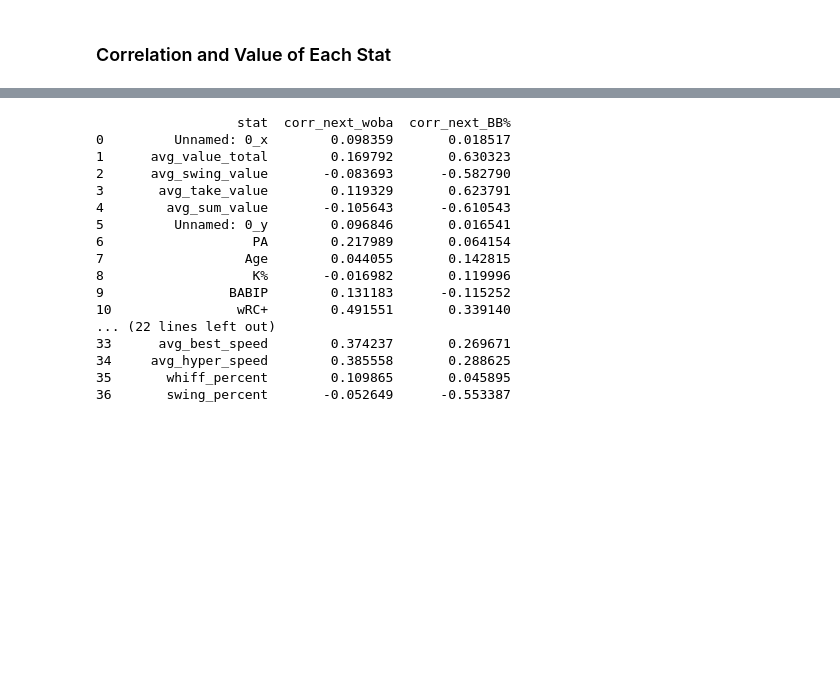
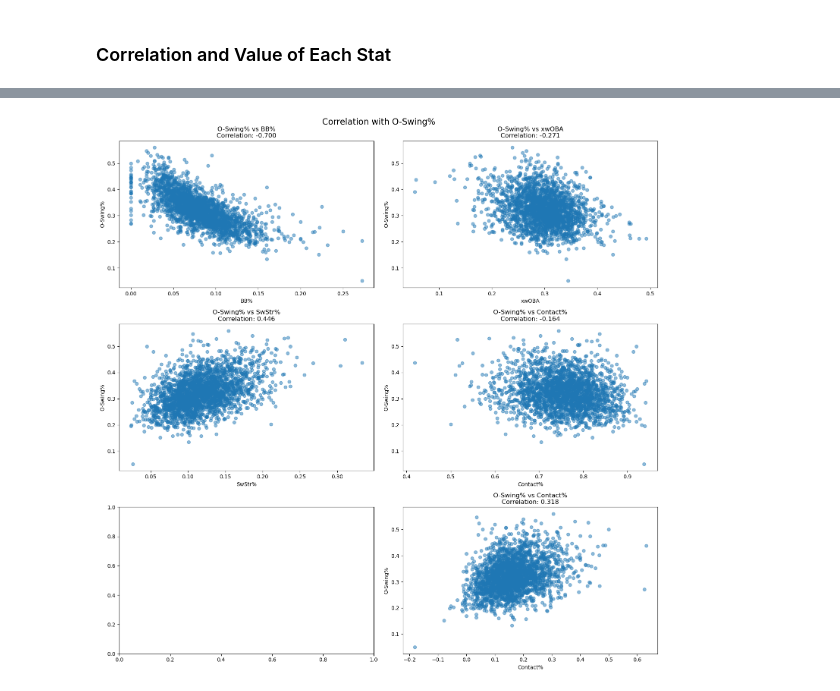
Before and after one commit to daltonlowery26/swing_decisons, a Jupyter notebook: analysis/stat_value.ipynb, the cells around one changed output, grey strips where cells are left out. Drawn from its saved outputs; the diff is of its cells as text; code cells hidden in the pictures; blank space fills up the shorter version.

```diff
--- a/analysis/stat_value.ipynb
+++ b/analysis/stat_value.ipynb
@@ -92,3 +130,47 @@ Correlation between current and next year xwoba: 0.645
+# %%
+# Create a figure with multiple subplots
+fig, axes = plt.subplots(3, 2, figsize=(15, 15))
+fig.suptitle('Correlation with O-Swing%', fontsize=16)
+
+# Plot 1: O-Swing% vs BB%
+axes[0,0].scatter(dfs['BB%'], dfs['O-Swing%'], alpha=0.5)
+axes[0,0].set_xlabel('BB%')
+axes[0,0].set_ylabel('O-Swing%')
+axes[0,0].set_title('O-Swing% vs BB%\nCorrelation: {:.3f}'.format(
+    dfs['BB%'].corr(dfs['O-Swing%'])))
+
+# Plot 2: O-Swing% vs xwOBA
+axes[0,1].scatter(dfs['xwoba'], dfs['O-Swing%'], alpha=0.5)
+axes[0,1].set_xlabel('xwOBA')
+axes[0,1].set_ylabel('O-Swing%')
+axes[0,1].set_title('O-Swing% vs xwOBA\nCorrelation: {:.3f}'.format(
+    dfs['xwoba'].corr(dfs['O-Swing%'])))
+
+# Plot 3: O-Swing% vs SwStr%
+axes[1,0].scatter(dfs['SwStr%'], dfs['O-Swing%'], alpha=0.5)
+axes[1,0].set_xlabel('SwStr%')
+axes[1,0].set_ylabel('O-Swing%')
+axes[1,0].set_title('O-Swing% vs SwStr%\nCorrelation: {:.3f}'.format(
+    dfs['SwStr%'].corr(dfs['O-Swing%'])))
+
+# Plot 4: O-Swing% vs Contact%
+axes[1,1].scatter(dfs['Contact%'], dfs['O-Swing%'], alpha=0.5)
+axes[1,1].set_xlabel('Contact%')
+axes[1,1].set_ylabel('O-Swing%')
+axes[1,1].set_title('O-Swing% vs Contact%\nCorrelation: {:.3f}'.format(
+    dfs['Contact%'].corr(dfs['O-Swing%'])))
+# Plot 4: O-Swing% vs Contact%
+axes[2,1].scatter(dfs['K-BB%'], dfs['O-Swing%'], alpha=0.5)
+axes[2,1].set_xlabel('Contact%')
+axes[2,1].set_ylabel('O-Swing%')
+axes[2,1].set_title('O-Swing% vs Contact%\nCorrelation: {:.3f}'.format(
+    dfs['K-BB%'].corr(dfs['O-Swing%'])))
+
+
+
+plt.tight_layout()
+# %% [output]
+[figure, added]
 # %%
 # Sort the data by batter and game_date
 dfs_sorted = dfs.sort_values(['batter', 'game_date'])
@@ -111,22 +193,3 @@ for stat in stats_to_process:
         results.append({'stat': stat, 'corr_next_woba': corr_woba, 'corr_next_BB%': corr_bb})
 
 correlations_df = pd.DataFrame(results)
-print(correlations_df)
-# %% [output]
-                  stat  corr_next_woba  corr_next_BB%
-0         Unnamed: 0_x        0.098359       0.018517
-1      avg_value_total        0.169792       0.630323
-2      avg_swing_value       -0.083693      -0.582790
-3       avg_take_value        0.119329       0.623791
-4        avg_sum_value       -0.105643      -0.610543
-5         Unnamed: 0_y        0.096846       0.016541
-6                   PA        0.217989       0.064154
-7                  Age        0.044055       0.142815
-8                   K%       -0.016982       0.119996
-9                BABIP        0.131183      -0.115252
-10                wRC+        0.491551       0.339140
-... (22 lines left out)
-33      avg_best_speed        0.374237       0.269671
-34     avg_hyper_speed        0.385558       0.288625
-35       whiff_percent        0.109865       0.045895
-36       swing_percent       -0.052649      -0.553387
```
Also changed, not shown: parts of 8 cells of this notebook, 5 other files.
